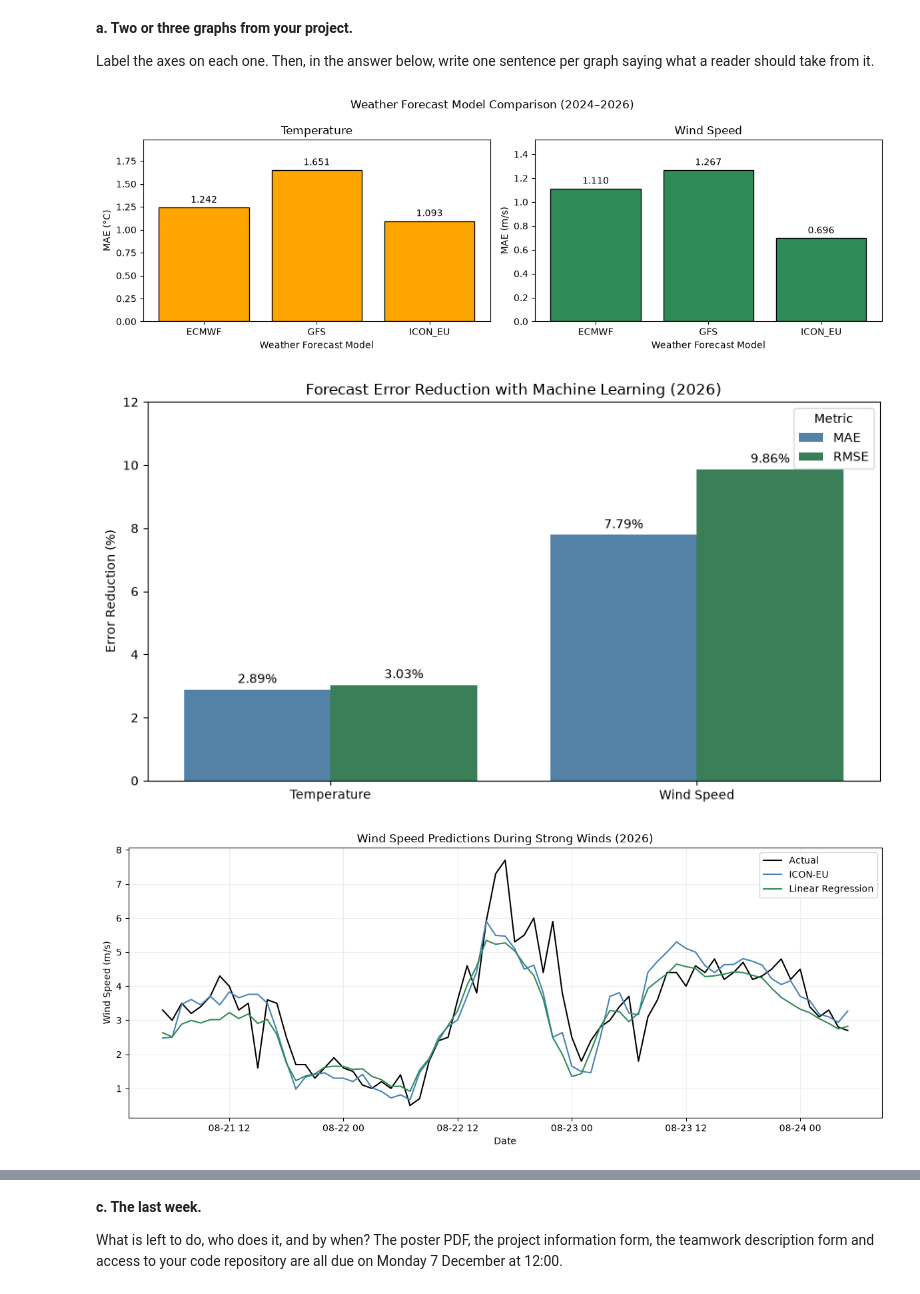
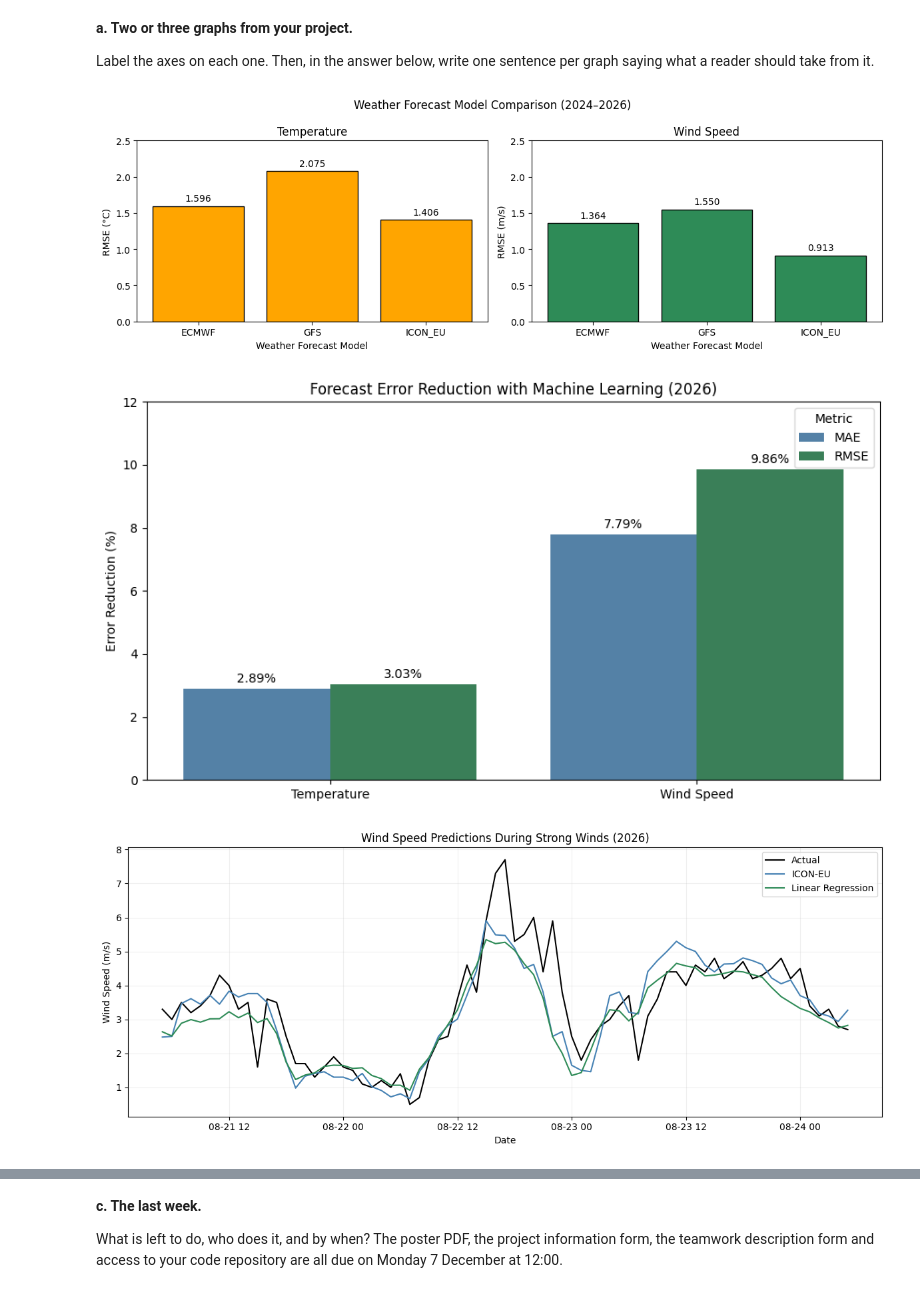
Before and after one commit to MarkenNisu/Machine_Learning_For_Weather, a Jupyter notebook: submissions/IDS2026_HW10.ipynb, the cells around one changed output, grey strips where cells are left out. Saved outputs shown, nothing was run; the diff lists cells and outputs as text; code cells hidden in the pictures.

```diff
--- a/submissions/IDS2026_HW10.ipynb
+++ b/submissions/IDS2026_HW10.ipynb
@@ -56,8 +56,9 @@ Show the table your analysis runs on - the one you ended up with after cleaning,
 
 The rest of this task asks how you got from the raw data to this, so it helps to have it in front of you first.
 # %%
-# TODO (if applicable)
-df = pd.read_csv("../data/processed/weather_dataset_2024_2026.csv", parse_dates=["time"])
+folder_path = Path.cwd().parent / "data" / "processed"
+
+df = pd.read_csv(folder_path / "weather_dataset_2024_2026.csv", parse_dates=["time"])
 
 print("Shape:", df.shape)
 print("\nColumns:", df.columns.tolist())
@@ -358,41 +355,41 @@ This is **step 6**, deployment. In a company this is where the result is put to
 
 Label the axes on each one. Then, in the answer below, write one sentence per graph saying what a reader should take from it.
 # %%
-# TODO: first graph
+
 models = ["ECMWF", "GFS", "ICON_EU"]
 
 fig, axes = plt.subplots(1, 2, figsize=(12, 4))
 
 for ax, feature, unit, color in [
     (axes[0], "temperature", "°C", "orange"),
     (axes[1], "wind_speed", "m/s", "seagreen")
 ]:
     errors = [
-        mean_absolute_error(
+        root_mean_squared_error(
             df[f"actual_{feature}"],
             df[f"{feature}_{model}"]
         )
         for model in models
     ]
 
     bars = ax.bar(
         models,
         errors,
         color=color,
         edgecolor="black"
     )
 
     ax.bar_label(bars, fmt="%.3f", padding=3)
     ax.set_title(feature.replace("_", " ").title())
     ax.set_xlabel("Weather Forecast Model")
-    ax.set_ylabel(f"MAE ({unit})")
-    ax.set_ylim(0, max(errors) * 1.2)
+    ax.set_ylabel(f"RMSE ({unit})")
+    ax.set_ylim(0, 2.5)
 
 plt.suptitle("Weather Forecast Model Comparison (2024–2026)")
 plt.tight_layout()
 plt.show()
 # %% [output]
-[figure, old version]
+[figure, new version]
 # %%
 # For the second and third graph
 # Load data
@@ -437,7 +430,7 @@ wind_lr.fit(
 
 wind_pred_2026 = wind_lr.predict(test_final[wind_features])
 # %%
-# TODO: second graph
+
 results = []
 
 for feature, actual, icon, ml in [
@@ -484,9 +477,9 @@ plt.legend(title="Metric")
 plt.tight_layout()
 plt.show()
 # %% [output]
-[figure, old version]
+[figure, new version]
 # %%
-# TODO: third graph, if you have one
+
 wind_plot = pd.DataFrame({
     "time": test_final["time"].values,
     "Actual": test_final["actual_wind_speed"].values,
@@ -525,4 +518,4 @@ plt.grid(alpha=0.2)
 plt.tight_layout()
 plt.show()
 # %% [output]
-[figure, old version]
+[figure, new version]
```
Also changed, not shown: parts of 13 cells of this notebook.
